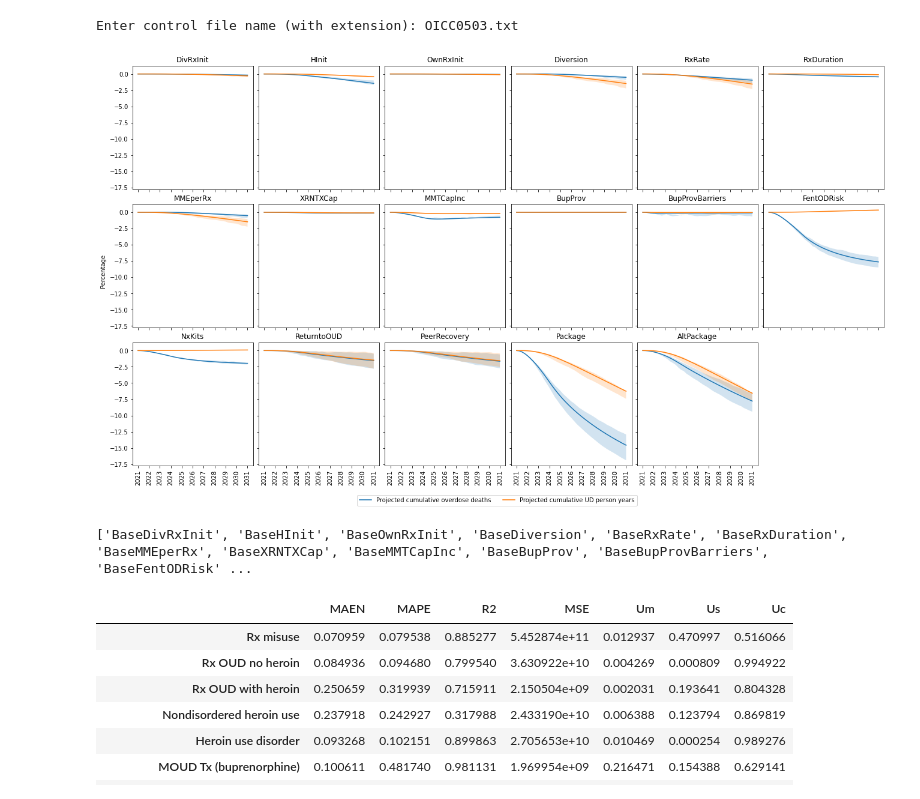
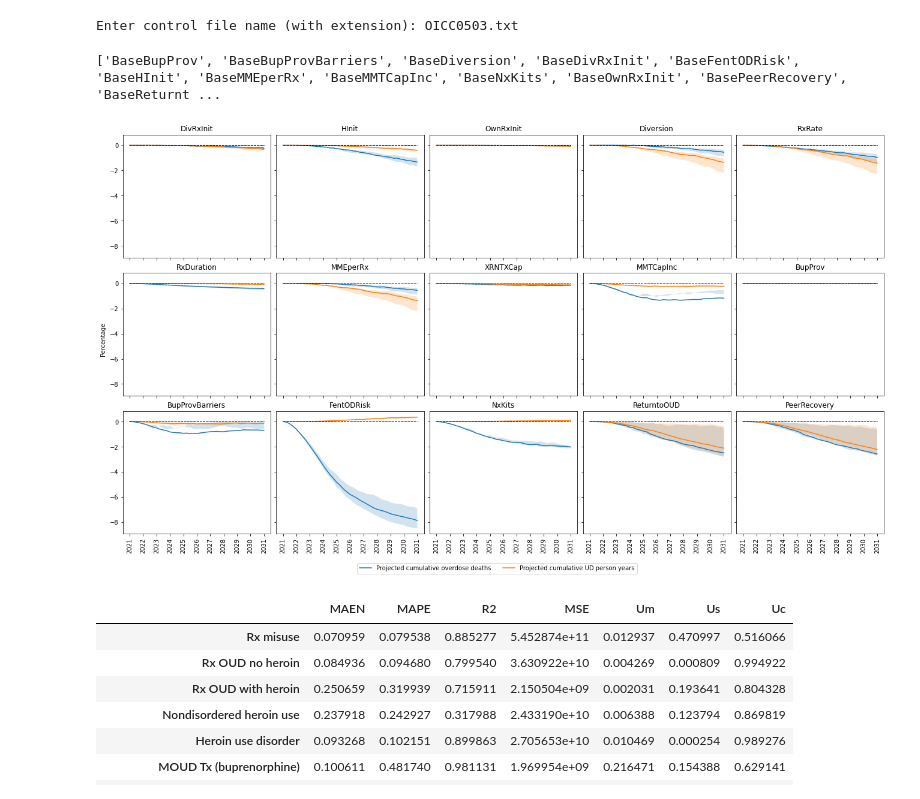
Before and after one commit to tseyanglim/SOURCE, a Jupyter notebook: OSM Graphing.ipynb, the cells around one changed output. Saved outputs shown, nothing was run; the diff lists cells and outputs as text; code cells hidden in the pictures.

Commit message:
further figure revisions

```diff
--- a/OSM Graphing.ipynb
+++ b/OSM Graphing.ipynb
@@ -509,64 +509,63 @@ pct_difference_df.columns = pct_difference_df.columns.astype(float)
 #display(pct_difference_df)
 
 pollist.remove(base) # inplace
-order = [4, 6, 10, 3, 15, 14, 7, 16, 8, 1, 2, 5, 9, 13, 12, 11, 0]
+pollist.remove('BaseAltPackage')
+pollist.remove('BasePackage')
+print(pollist)
+order = [3, 5, 9, 2, 13, 12, 6, 14, 7, 0, 1, 4, 8, 11, 10] #order is based on the order in policy paper
 pollist = [pollist[i] for i in order]
 
-fig0, axs = plt.subplots(3, 6, figsize=[18, 10], sharex=True, sharey=True, constrained_layout=True)
+fig0, axs = plt.subplots(3, 5, figsize=[18, 10], sharex=True, sharey=True, constrained_layout=True)
 
 for ax, scen in zip(axs.flatten(), pollist):
     s = pct_difference_df.loc[scen]
-    lines = [ax.plot(s.loc[var, 'EV']) for var in projvars]
+    lines = [ax.plot(s.loc[var, '50.0']) for var in projvars]
     for var in projvars:
         ax.fill_between(s.columns, s.loc[var, str(2.5)], s.loc[var, str(97.5)], alpha=0.2)
+        ax.plot([2021, 2031], [0, 0], 'k', linestyle='--', lw=1) # reference line at y=0
         ax.set_title(scen[len(base):])
         loc = mticker.MultipleLocator(base=1)
         ax.xaxis.set_major_locator(loc)
         ax.tick_params(axis='x', labelrotation=90)
 
-varnum = 17
-for i in range(len(axs.flatten())-varnum):
-        fig0.delaxes(axs.flatten()[varnum + i])
+# varnum = 17
+# for i in range(len(axs.flatten())-varnum):
+#         fig0.delaxes(axs.flatten()[varnum + i])
 
 flat_list = [item for sublist in lines for item in sublist]
 lgd = fig0.legend(flat_list, projvars, loc=8, ncol=2, bbox_to_anchor= (0.5, -0.05))
 ylabel = fig0.text(-0.01, 0.5, 'Percentage', va='center', rotation='vertical')
 
-fig0.savefig('polproj.pdf', bbox_extra_artists=(lgd, ylabel,), bbox_inches='tight')
+#fig0.savefig('polproj.pdf', bbox_extra_artists=(lgd, ylabel,), bbox_inches='tight')
 
 # def proj_plot_template():
 #     """Lay out basic two-axes figure for outcome plots"""
 #     fig0, (ax0, ax1) = plt.subplots(1, 2, figsize=[12, 5], constrained_layout=True)
 
 #     for ax in [ax0, ax1]:
 #         loc = mticker.MultipleLocator(base=2)
 #         ax.xaxis.set_major_locator(loc)
 #         ax.tick_params(axis='x', labelrotation=90)
 #         ax.yaxis.set_major_formatter(mticker.ScalarFormatter())
 
 #     return fig0, ax0, ax1
 
 # def fmt_proj_template(fig, ax0, ax1):
 #     """Format two-axes figure for outcome plots"""
 #     ax0.ticklabel_format(axis='y', style='sci', scilimits=(3,3))
 #     ax1.yaxis.tick_right()
 #     ax1.yaxis.set_label_position('right')
 #     ax1.ticklabel_format(axis='y', style='sci', scilimits=(6,6))
 #     ax0.set_ylim(-0.27E05, 5.13E05)
 #     ax1.set_ylim(-0.2E07, 3.8E07)
 #     ax0.set_ylabel('Cumulative overdose deaths (thousands)')
 #     ax1.set_ylabel('Cumulative use disorder person-years (millions)')
 #     ax0.set_title('Projected cumulative overdose deaths', fontsize=14)
 #     ax1.set_title('Projected cumulative use disorder person-years', fontsize=14)
 #     ax0.legend(loc=4)
 # %% [output]
+['BaseBupProv', 'BaseBupProvBarriers', 'BaseDiversion', 'BaseDivRxInit', 'BaseFentODRisk', 'BaseHInit', 'BaseMMEperRx', 'BaseMMTCapInc', 'BaseNxKits', 'BaseOwnRxInit', 'BasePeerRecovery', 'BaseReturnt ...
-[figure, old version]
+[figure, new version]
-# %%
-order = [4, 6, 10, 3, 15, 14, 7, 16, 8, 1, 2, 5, 9, 13, 12, 11, 0]
-pollist = [pollist[i] for i in order]
-print(pollist)
-# %% [output]
-['BaseDivRxInit', 'BaseHInit', 'BaseOwnRxInit', 'BaseDiversion', 'BaseRxRate', 'BaseRxDuration', 'BaseMMEperRx', 'BaseXRNTXCap', 'BaseMMTCapInc', 'BaseBupProv', 'BaseBupProvBarriers', 'BaseFentODRisk' ...
 # %%
 ##### DATA FILE PREPARATION AND CLEANING #####
 
```
